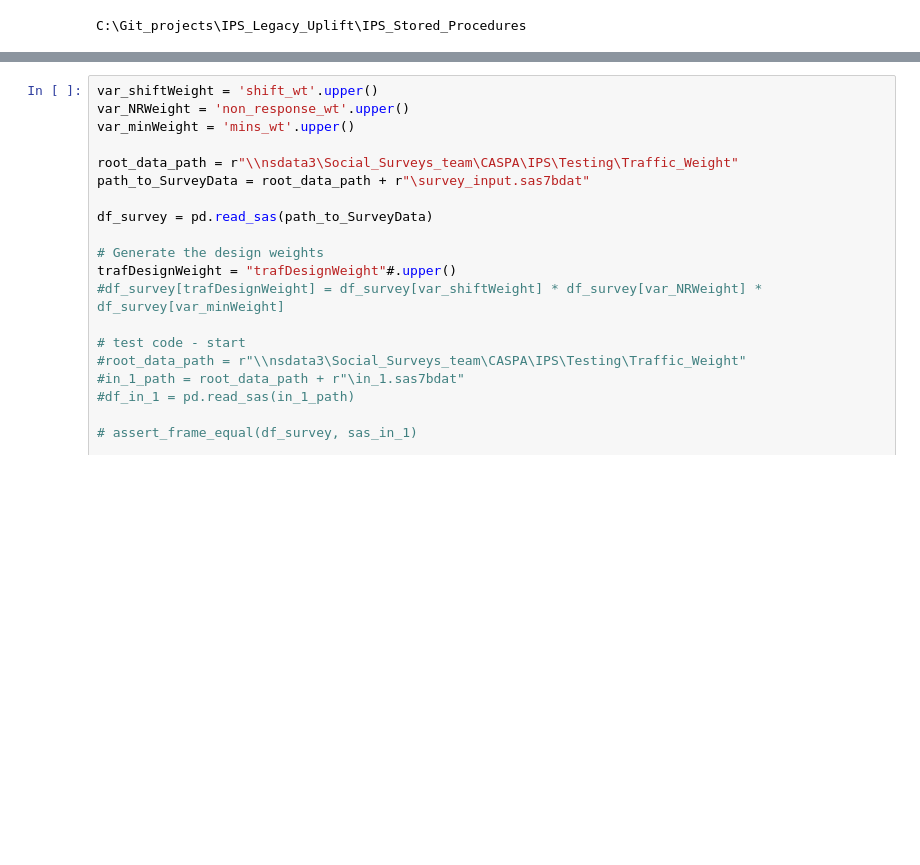
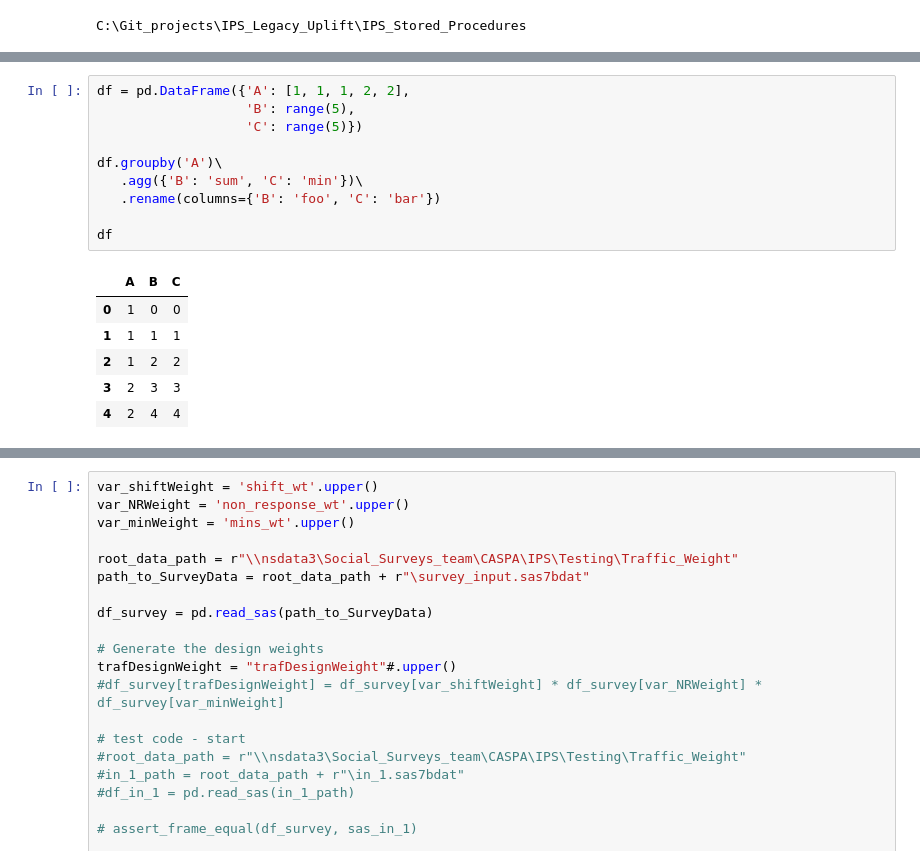
Before and after one commit to martyncolmer/ips_legacy_uplift, a Jupyter notebook: IPS_Stored_Procedures/IPS_traffic_weight_calc_jupyter.ipynb, the cells around one changed output, grey strips where cells are left out. Cells and saved outputs as stored; diff of their text form; blank space fills up the shorter version.

```diff
--- a/IPS_Stored_Procedures/IPS_traffic_weight_calc_jupyter.ipynb
+++ b/IPS_Stored_Procedures/IPS_traffic_weight_calc_jupyter.ipynb
@@ -98,0 +324,17 @@ assert_frame_equal(df_survey, df) # these are equal
+# %%
+df = pd.DataFrame({'A': [1, 1, 1, 2, 2],
+                   'B': range(5),
+                   'C': range(5)})
+
+df.groupby('A')\
+   .agg({'B': 'sum', 'C': 'min'})\
+   .rename(columns={'B': 'foo', 'C': 'bar'})
+
+df
+# %% [output]
+|  | A | B | C |
+| 0 | 1 | 0 | 0 |
+| 1 | 1 | 1 | 1 |
+| 2 | 1 | 2 | 2 |
+| 3 | 2 | 3 | 3 |
+| 4 | 2 | 4 | 4 |
```
Also changed, not shown: parts of 26 cells of this notebook, 3 other files.
